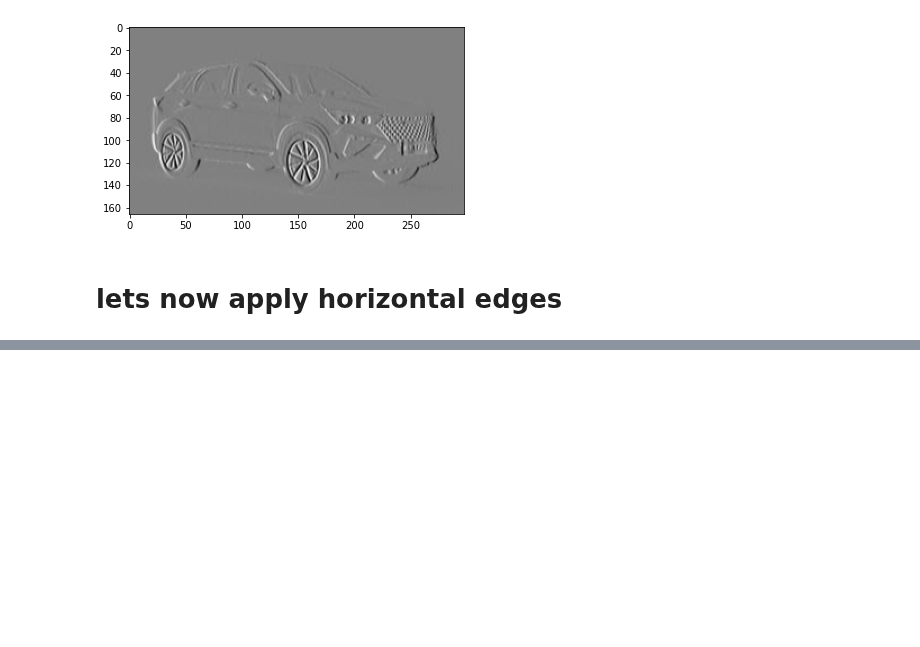
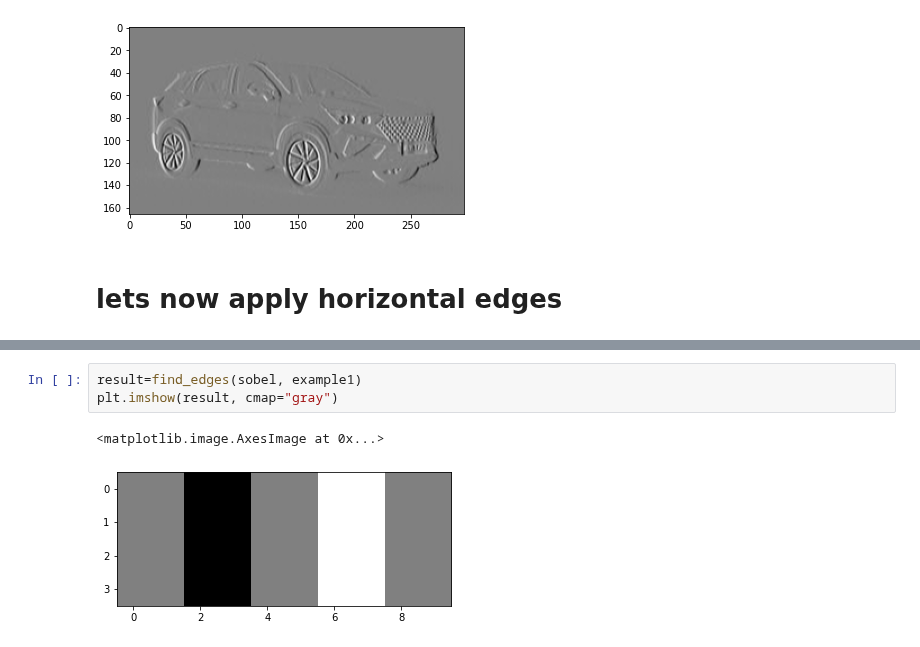
Before and after one commit to TUCchkul/ComputerVision-Object-Detection-and-Object-Tracking, a Jupyter notebook: Image-Processing/image-understanding-in-Details.ipynb, the cells around one changed output, grey strips where cells are left out. Saved outputs shown, nothing was run; the diff lists cells and outputs as text; blank space fills up the shorter version.

```diff
--- a/Image-Processing/image-understanding-in-Details.ipynb
+++ b/Image-Processing/image-understanding-in-Details.ipynb
@@ -255,0 +283,6 @@ result_car=find_edges(sobel.T, )
+# %%
+result=find_edges(sobel, example1)
+plt.imshow(result, cmap="gray")
+# %% [output]
+<matplotlib.image.AxesImage at 0x...>
+[figure, added]
```
Also changed, not shown: parts of 8 cells of this notebook.
